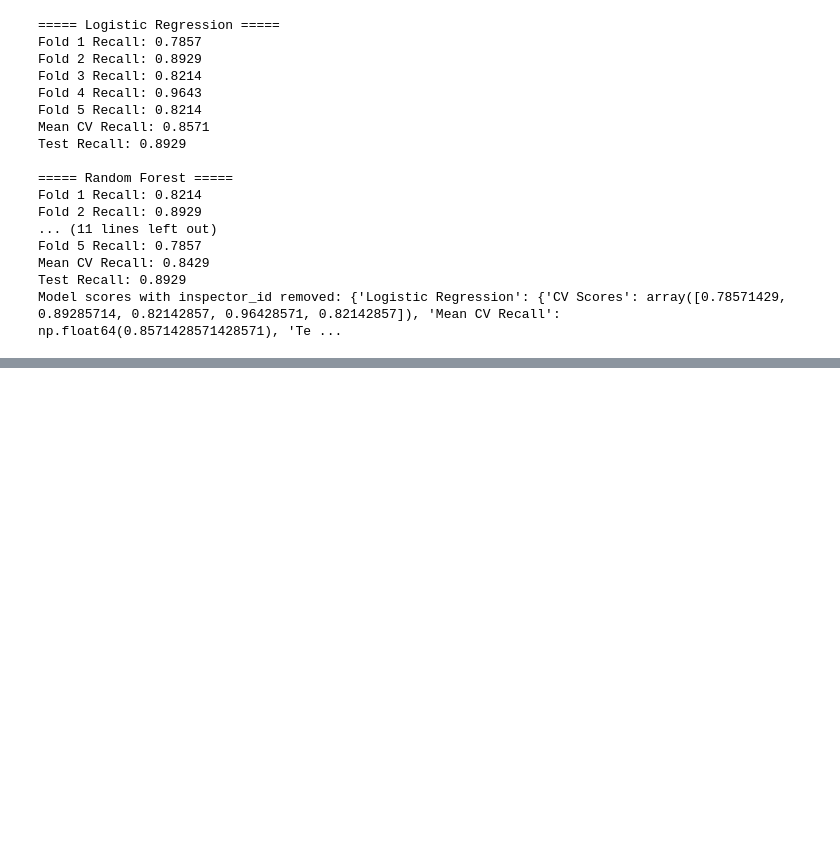
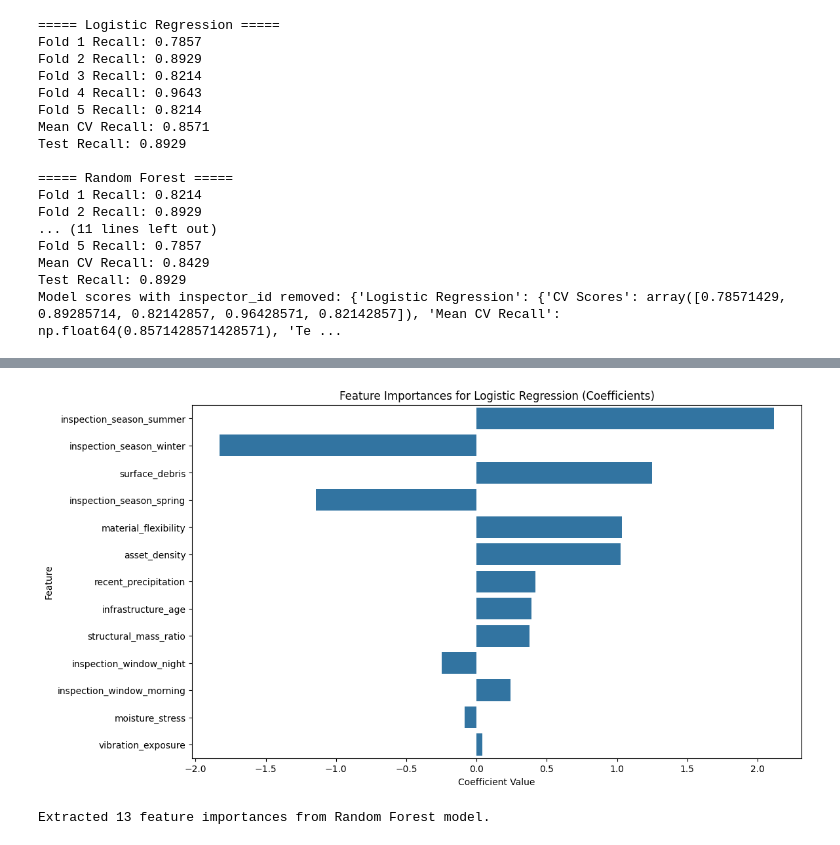
Before and after one commit to getrudechepkemoi00-ship-it/Machine-Learning-Assignment, a Jupyter notebook: 3549112_Assignment.ipynb, the cells around one changed output, grey strips where cells are left out. Saved outputs shown, nothing was run; the diff lists cells and outputs as text; code cells hidden in the pictures; blank space fills up the shorter version.

```diff
--- a/3549112_Assignment.ipynb
+++ b/3549112_Assignment.ipynb
@@ -249,0 +280,3 @@ Model scores with inspector_id removed: {'Logistic Regression': {'CV Scores': ar
+# %%
+ct_fitted_logreg = models_no_inspector["Logistic Regression"].named_steps["preprocessor"]
+print("ColumnTransformer extracted successfully.")
@@ -249,0 +285,4 @@ Model scores with inspector_id removed: {'Logistic Regression': {'CV Scores': ar
+# %%
+transformed_feature_names = ct_fitted_logreg.get_feature_names_out()
+print(f"Number of transformed features: {len(transformed_feature_names)}")
+print("Transformed feature names extracted successfully.")
@@ -249,0 +292,4 @@ Model scores with inspector_id removed: {'Logistic Regression': {'CV Scores': ar
+# %%
+logreg_model = models_no_inspector["Logistic Regression"].named_steps["model"]
+logreg_coefficients = logreg_model.coef_[0]
+print(f"Extracted {len(logreg_coefficients)} coefficients from Logistic Regression model.")
@@ -249,0 +298,9 @@ Model scores with inspector_id removed: {'Logistic Regression': {'CV Scores': ar
+# %%
+logreg_feature_importance_df = pd.DataFrame({
+    'Feature': transformed_feature_names,
+    'Coefficient': logreg_coefficients
+})
+logreg_feature_importance_df['Abs_Coefficient'] = abs(logreg_feature_importance_df['Coefficient'])
+logreg_feature_importance_df = logreg_feature_importance_df.sort_values(by='Abs_Coefficient', ascending=False)
+print("Logistic Regression feature importance DataFrame created and sorted.")
+print(logreg_feature_importance_df.head())
@@ -249,0 +315,15 @@ Model scores with inspector_id removed: {'Logistic Regression': {'CV Scores': ar
+# %%
+plt.figure(figsize=(12, 7))
+sns.barplot(x='Coefficient', y='Feature', data=logreg_feature_importance_df)
+plt.title('Feature Importances for Logistic Regression (Coefficients)')
+plt.xlabel('Coefficient Value')
+plt.ylabel('Feature')
+plt.show()
+# %% [output]
+[figure, added]
+# %%
+rf_model = models_no_inspector["Random Forest"].named_steps["model"]
+rf_importances = rf_model.feature_importances_
+print(f"Extracted {len(rf_importances)} feature importances from Random Forest model.")
+# %% [output]
+Extracted 13 feature importances from Random Forest model.
```
Also changed, not shown: parts of 7 cells of this notebook.
